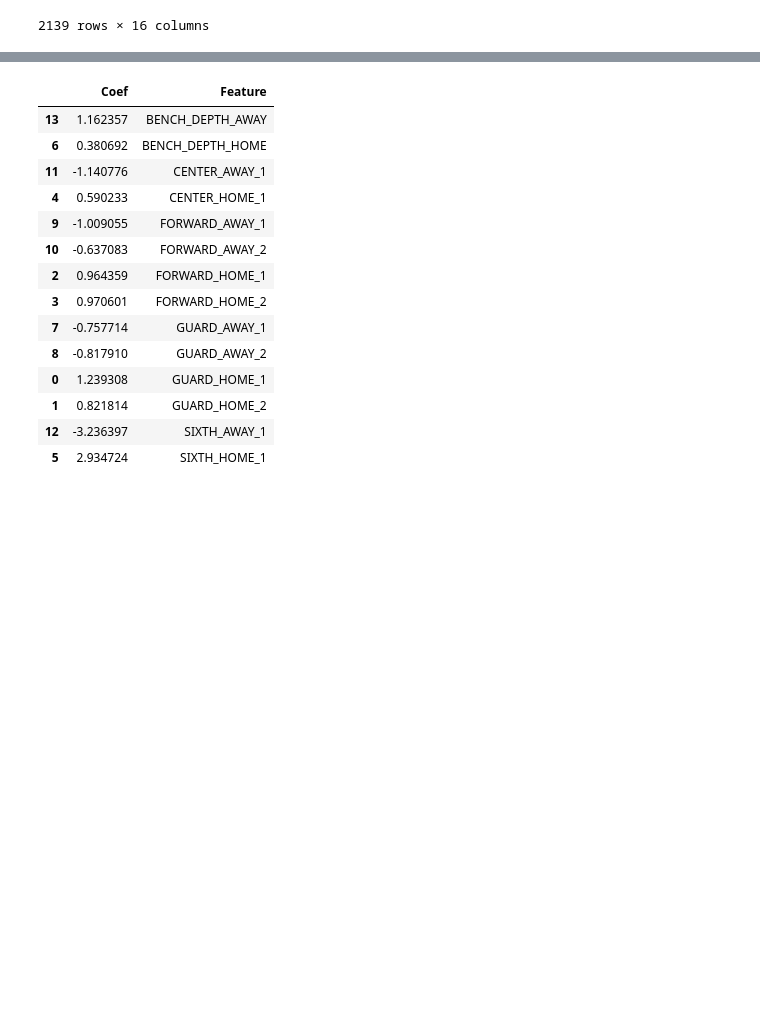
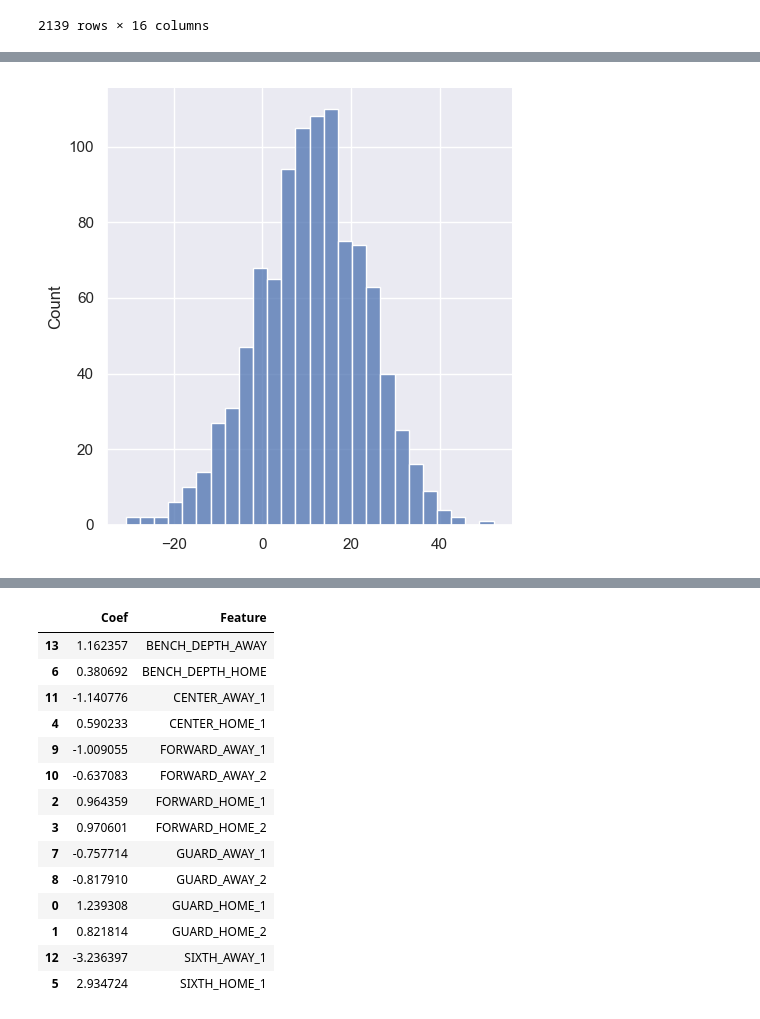
Before and after one commit to finnoh/data_science_project, a Jupyter notebook: season_prediction_rapm.ipynb, the cells around one changed output, grey strips where cells are left out. Cells and saved outputs as stored; diff of their text form; code cells hidden in the pictures; blank space fills up the shorter version.

```diff
--- a/season_prediction_rapm.ipynb
+++ b/season_prediction_rapm.ipynb
@@ -399,0 +799,25 @@ plt.show()
+# %%
+sigma_pred_mat = np.repeat(sigma_plus_minus_pred, mean_plus_minus_pred.shape[0])
+sigma_trade_mat = np.repeat(sigma_plus_minus_trade, mean_plus_minus_trade.shape[0])
+# %%
+def simulate_one_season(mean_predicted, sigma_predicted, n_sim, all_games: bool=True):
+    """ optionally returns all simulation of every game - to draw histograms
+    """
+
+    # parameters
+    n_games = mean_predicted.shape[0]
+
+    # repeat sigma
+    sigma_pred_mat = np.repeat(sigma_predicted, n_games)
+
+    # standard normal, then shift and stretch
+    all_games_sim = np.random.normal(size=(n_games, n_sim)) * sigma_pred_mat[:,None] + mean_predicted[:,None]
+
+    # simulate one season
+    one_season_sim = np.apply_along_axis(np.random.choice, 1, all_games_sim)
+
+    if all_games:
+        return one_season_sim, all_games_sim
+
+    else:
+        return one_season_sim
@@ -399,0 +901,5 @@ plt.show()
+# %%
+sns.displot(season_sim[1000, :])
+plt.show()
+# %% [output]
+[figure, added]
```
Also changed, not shown: parts of 52 cells of this notebook, 6 other files.
